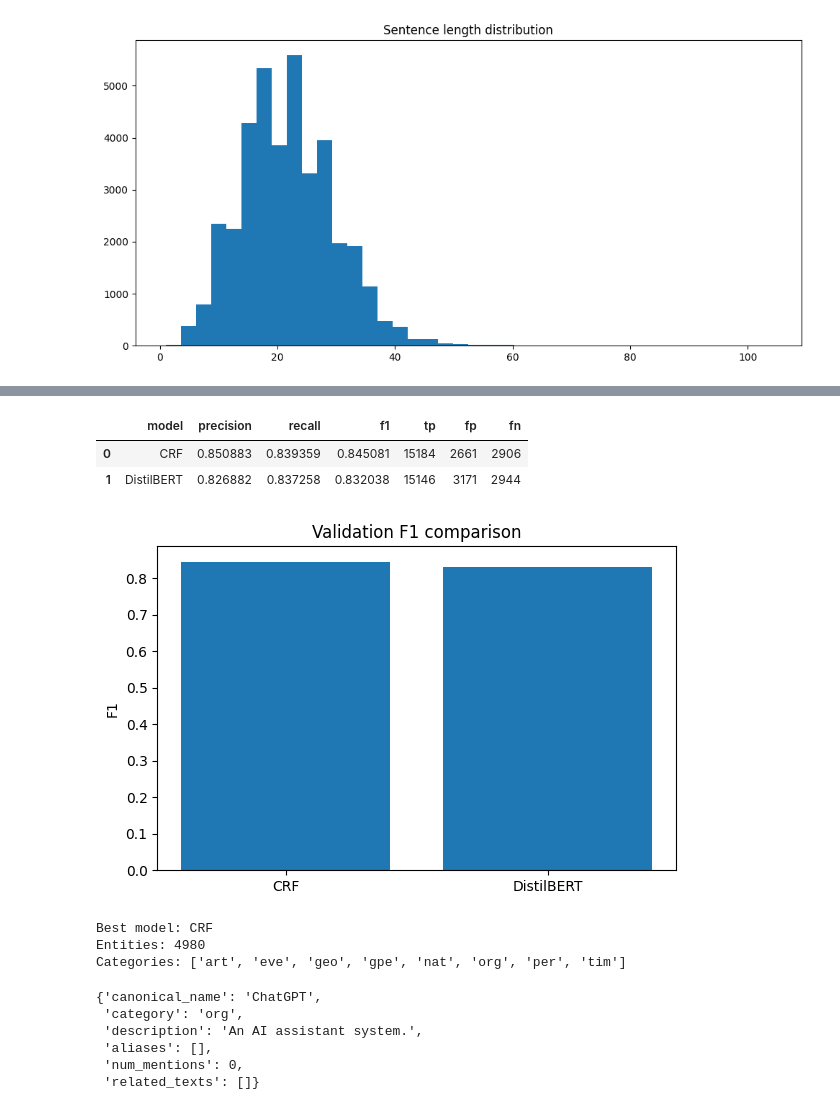
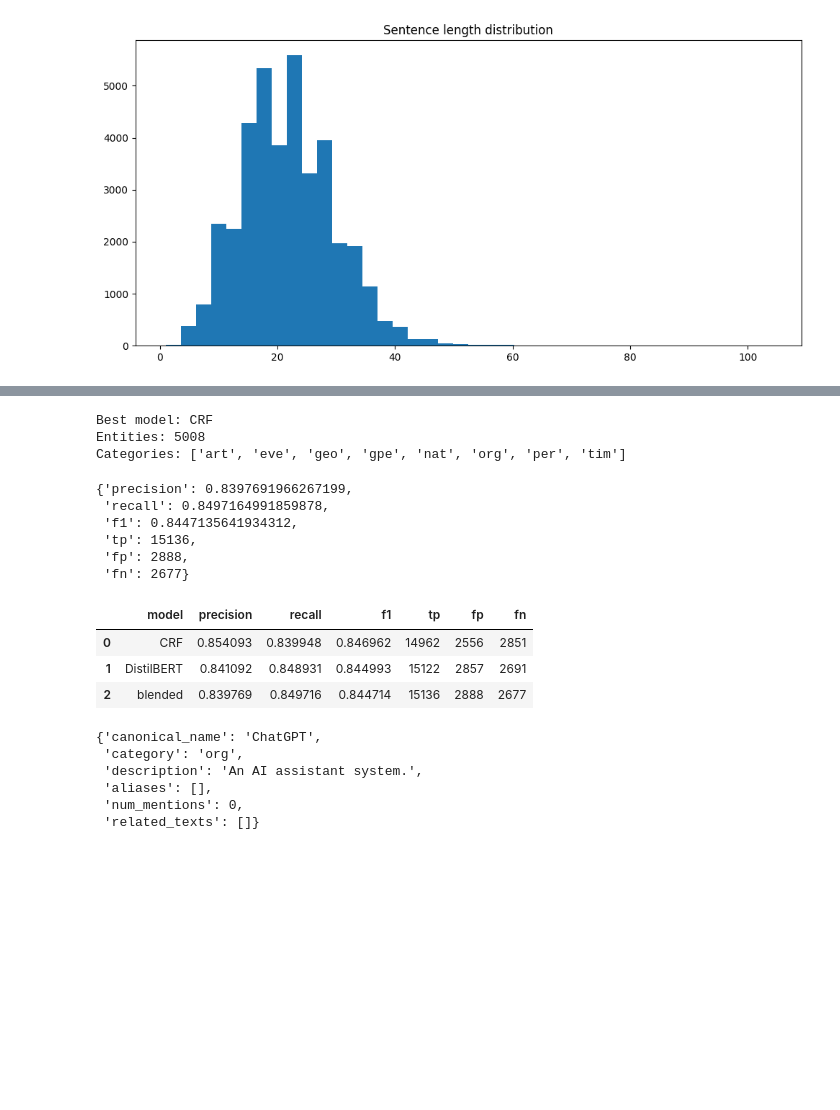
Before and after one commit to DanTimson/IAD25-ML-NLP-lab, a Jupyter notebook: notebooks/solution.ipynb, the cells around one changed output, grey strips where cells are left out. Cells and saved outputs as stored; diff of their text form; code cells hidden in the pictures; blank space fills up the shorter version.

```diff
--- a/notebooks/solution.ipynb
+++ b/notebooks/solution.ipynb
@@ -64,8 +64,8 @@ SHOW_PROGRESS = True
 CRF_CHECKPOINT = os.path.join(MODEL_DIR, "crf_ner.joblib")
 TF_CHECKPOINT = os.path.join(MODEL_DIR, "distilbert_ner")
 # %%
-train_df = load_conll_csv(TRAIN_PATH, has_labels=True)
-test_df = load_conll_csv(TEST_PATH, has_labels=False)
+train_df = load_csv(TRAIN_PATH, has_labels=True)
+test_df = load_csv(TEST_PATH, has_labels=False)
 
 train_examples = build_sentence_examples(train_df, has_labels=True)
 test_examples = build_sentence_examples(test_df, has_labels=False)
@@ -177,8 +176,8 @@ tf_config = TransformerConfig(
     max_length=128,
     output_dir=TF_CHECKPOINT,
     learning_rate=2e-5,
-    train_batch_size=8,
-    eval_batch_size=8,
+    train_batch_size=16,
+    eval_batch_size=16,
     num_train_epochs=4,
     show_progress=SHOW_PROGRESS,
 )
@@ -222,23 +226,3 @@ Loading transformer from checkpoint...
-# %%
-comparison = pd.DataFrame([
-    {"model": "CRF", **crf_scores},
-    {"model": "DistilBERT", **tf_scores},
-])
-comparison
-# %% [output]
-|  | model | precision | recall | f1 | tp | fp | fn |
-| 0 | CRF | 0.850883 | 0.839359 | 0.845081 | 15184 | 2661 | 2906 |
-| 1 | DistilBERT | 0.826882 | 0.837258 | 0.832038 | 15146 | 3171 | 2944 |
-# %%
-plt.figure(figsize=(6, 4))
-plt.bar(comparison["model"], comparison["f1"])
-plt.title("Validation F1 comparison")
-plt.ylabel("F1")
-plt.tight_layout()
-plt.savefig(os.path.join(FIG_DIR, "model_f1_comparison.png"))
-plt.show()
-# %% [output]
-[figure, removed]
 # %%
 store = EntityStore()
 
@@ -252,7 +236,7 @@ print("Entities:", len(store.entities))
 print("Categories:", sorted(store.categories))
 # %% [output]
 Best model: CRF
-Entities: 4980
+Entities: 5008
 Categories: ['art', 'eve', 'geo', 'gpe', 'nat', 'org', 'per', 'tim']
 # %%
 def choose_best_sentence_pred(tf_tags, crf_tags):
@@ -267,6 +251,28 @@ blended_pred = [
     choose_best_sentence_pred(tf_seq, crf_seq)
     for tf_seq, crf_seq in zip(tf_pred, crf_pred)
 ]
+# %%
+blended_scores = entity_level_prf1(y_true, blended_pred)
+blended_scores
+# %% [output]
+{'precision': 0.8397691966267199,
+ 'recall': 0.8497164991859878,
+ 'f1': 0.8447135641934312,
+ 'tp': 15136,
+ 'fp': 2888,
+ 'fn': 2677}
+# %%
+comparison = pd.DataFrame([
+    {"model": "CRF", **crf_scores},
+    {"model": "DistilBERT", **tf_scores},
+    {"model": "blended", **blended_scores},
+])
+comparison
+# %% [output]
+|  | model | precision | recall | f1 | tp | fp | fn |
+| 0 | CRF | 0.854093 | 0.839948 | 0.846962 | 14962 | 2556 | 2851 |
+| 1 | DistilBERT | 0.841092 | 0.848931 | 0.844993 | 15122 | 2857 | 2691 |
+| 2 | blended | 0.839769 | 0.849716 | 0.844714 | 15136 | 2888 | 2677 |
 # %%
 store.add_entity("ChatGPT", "org", description="An AI assistant system.")
 store.get_entity_overview("ChatGPT")
```
Also changed, not shown: parts of 14 cells of this notebook, 19 other files.
